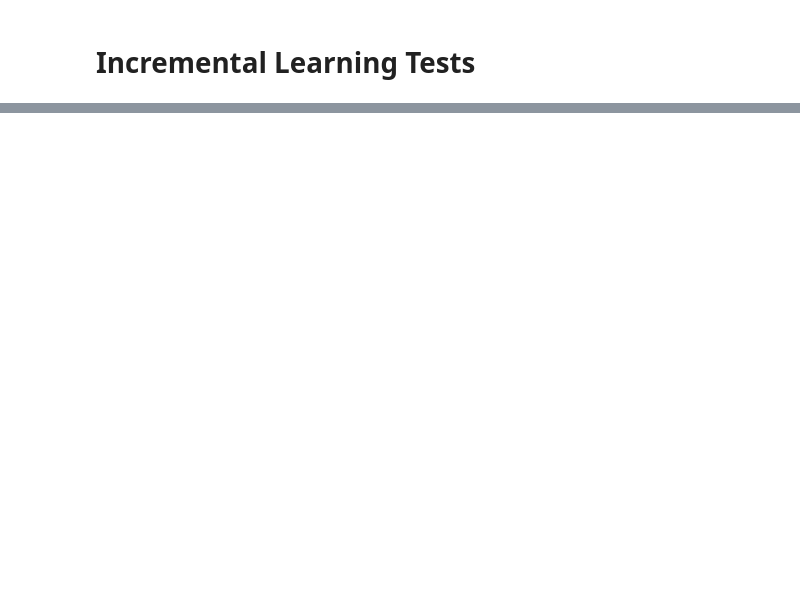
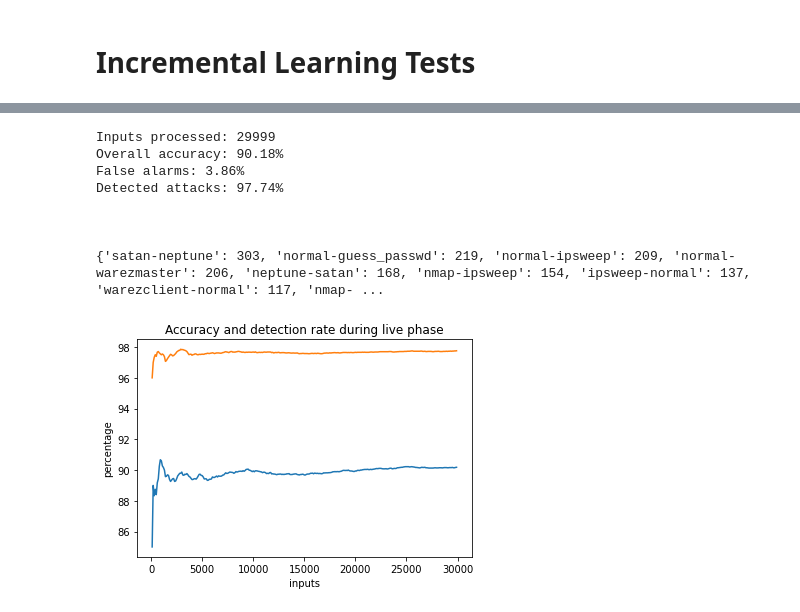
Before and after one commit to marcellorinaldo/SF-SOINN-IDS, a Jupyter notebook: nsl-kdd.ipynb, the cells around one changed output, grey strips where cells are left out. Cells and saved outputs as stored; diff of their text form; code cells hidden in the pictures; blank space fills up the shorter version.

```diff
--- a/nsl-kdd.ipynb
+++ b/nsl-kdd.ipynb
@@ -440,0 +367,12 @@ ig.plot(s.network, vertex_size=5, vertex_color=[color_dict[c] for c in s.network
+# %%
+live_phase(model=s, data=train3, labels=y_train3, plots=True)
+# %% [output]
+Inputs processed: 29999
+Overall accuracy: 90.18%
+False alarms: 3.86%
+Detected attacks: 97.74%
+
+
+
+{'satan-neptune': 303, 'normal-guess_passwd': 219, 'normal-ipsweep': 209, 'normal-warezmaster': 206, 'neptune-satan': 168, 'nmap-ipsweep': 154, 'ipsweep-normal': 137, 'warezclient-normal': 117, 'nmap- ...
+[figure, added]
```
Also changed, not shown: parts of 29 cells of this notebook, 1 other file.
